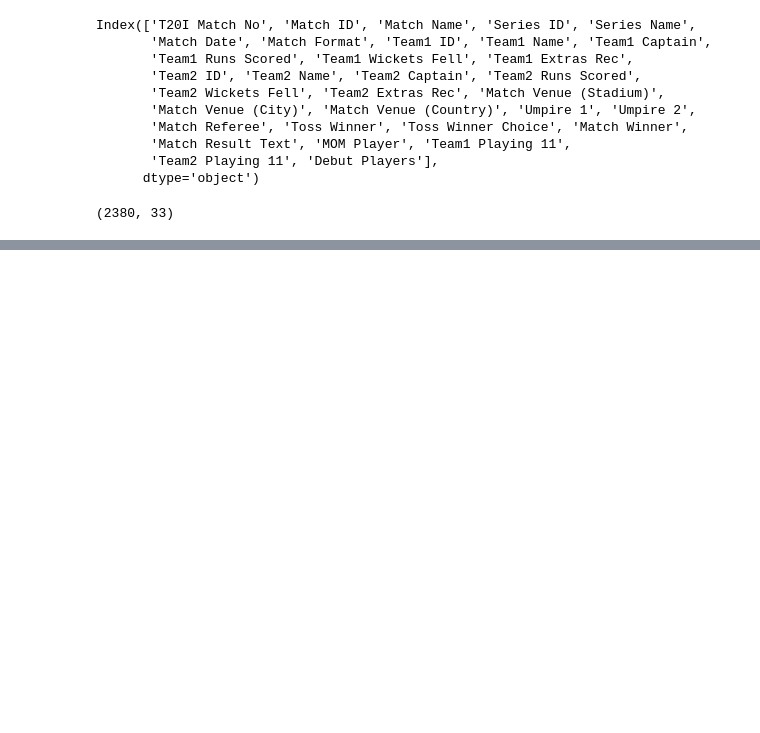
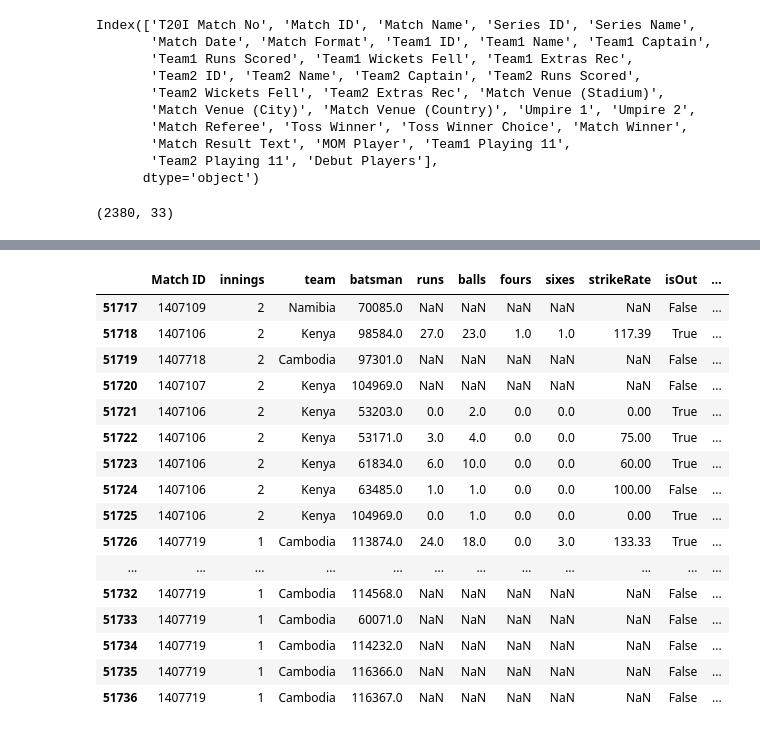
Before and after one commit to ali-bin-kashif/T20-Internationals-Dataset-EDA, a Jupyter notebook: eda-t20i-cricket.ipynb, the cells around one changed output, grey strips where cells are left out. Cells and saved outputs as stored; diff of their text form; code cells hidden in the pictures; blank space fills up the shorter version.

```diff
--- a/eda-t20i-cricket.ipynb
+++ b/eda-t20i-cricket.ipynb
@@ -56,0 +233,20 @@ matches_data.shape
+# %%
+batting_data.tail(20)
+# %% [output]
+|  | Match ID | innings | team | batsman | runs | balls | fours | sixes | strikeRate | isOut | ... |
+| 51717 | 1407109 | 2 | Namibia | 70085.0 | NaN | NaN | NaN | NaN | NaN | False | ... |
+| 51718 | 1407106 | 2 | Kenya | 98584.0 | 27.0 | 23.0 | 1.0 | 1.0 | 117.39 | True | ... |
+| 51719 | 1407718 | 2 | Cambodia | 97301.0 | NaN | NaN | NaN | NaN | NaN | False | ... |
+| 51720 | 1407107 | 2 | Kenya | 104969.0 | NaN | NaN | NaN | NaN | NaN | False | ... |
+| 51721 | 1407106 | 2 | Kenya | 53203.0 | 0.0 | 2.0 | 0.0 | 0.0 | 0.00 | True | ... |
+| 51722 | 1407106 | 2 | Kenya | 53171.0 | 3.0 | 4.0 | 0.0 | 0.0 | 75.00 | True | ... |
+| 51723 | 1407106 | 2 | Kenya | 61834.0 | 6.0 | 10.0 | 0.0 | 0.0 | 60.00 | True | ... |
+| 51724 | 1407106 | 2 | Kenya | 63485.0 | 1.0 | 1.0 | 0.0 | 0.0 | 100.00 | False | ... |
+| 51725 | 1407106 | 2 | Kenya | 104969.0 | 0.0 | 1.0 | 0.0 | 0.0 | 0.00 | True | ... |
+| 51726 | 1407719 | 1 | Cambodia | 113874.0 | 24.0 | 18.0 | 0.0 | 3.0 | 133.33 | True | ... |
+| ... | ... | ... | ... | ... | ... | ... | ... | ... | ... | ... | ... |
+| 51732 | 1407719 | 1 | Cambodia | 114568.0 | NaN | NaN | NaN | NaN | NaN | False | ... |
+| 51733 | 1407719 | 1 | Cambodia | 60071.0 | NaN | NaN | NaN | NaN | NaN | False | ... |
+| 51734 | 1407719 | 1 | Cambodia | 114232.0 | NaN | NaN | NaN | NaN | NaN | False | ... |
+| 51735 | 1407719 | 1 | Cambodia | 116366.0 | NaN | NaN | NaN | NaN | NaN | False | ... |
+| 51736 | 1407719 | 1 | Cambodia | 116367.0 | NaN | NaN | NaN | NaN | NaN | False | ... |
```
Also changed, not shown: parts of 40 cells of this notebook.
